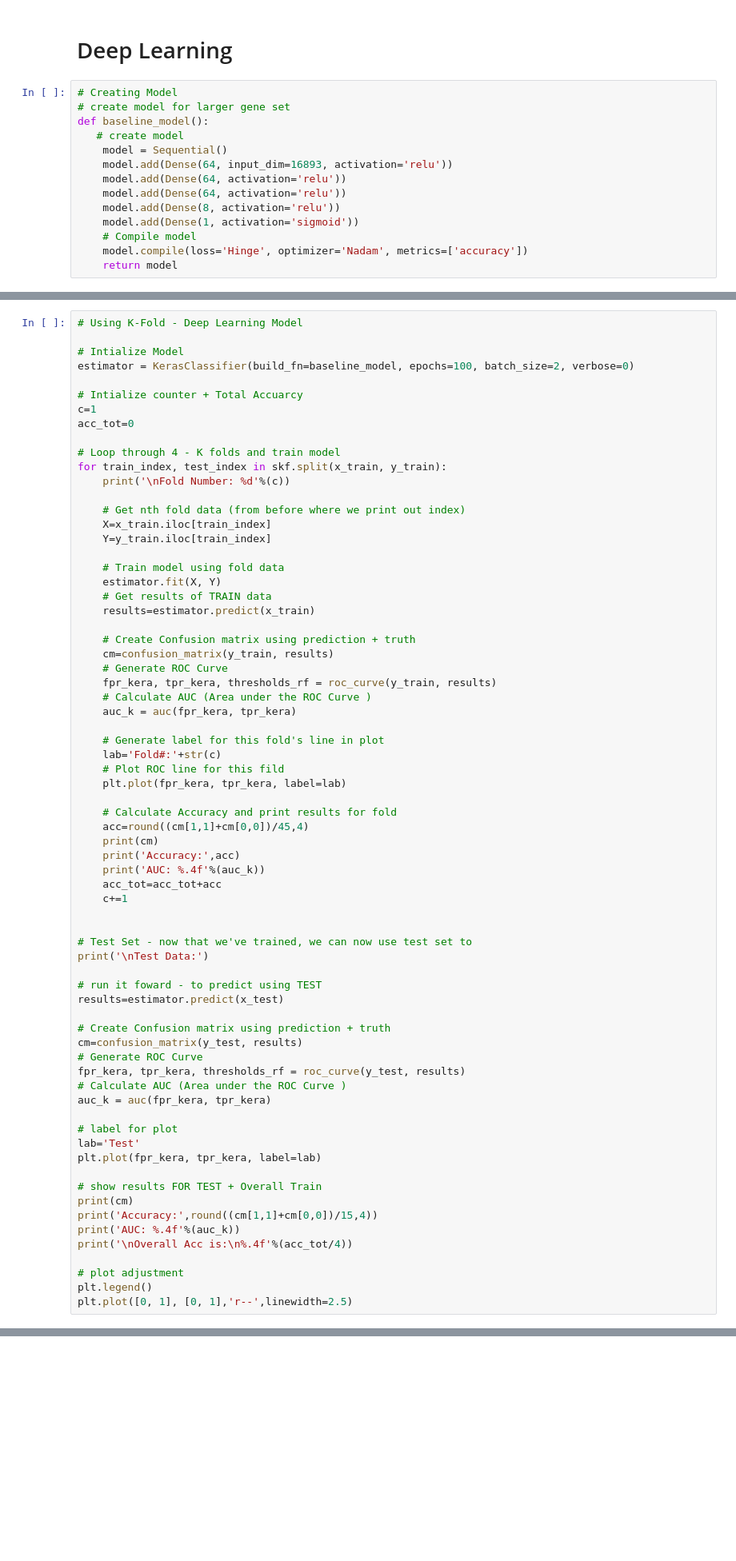
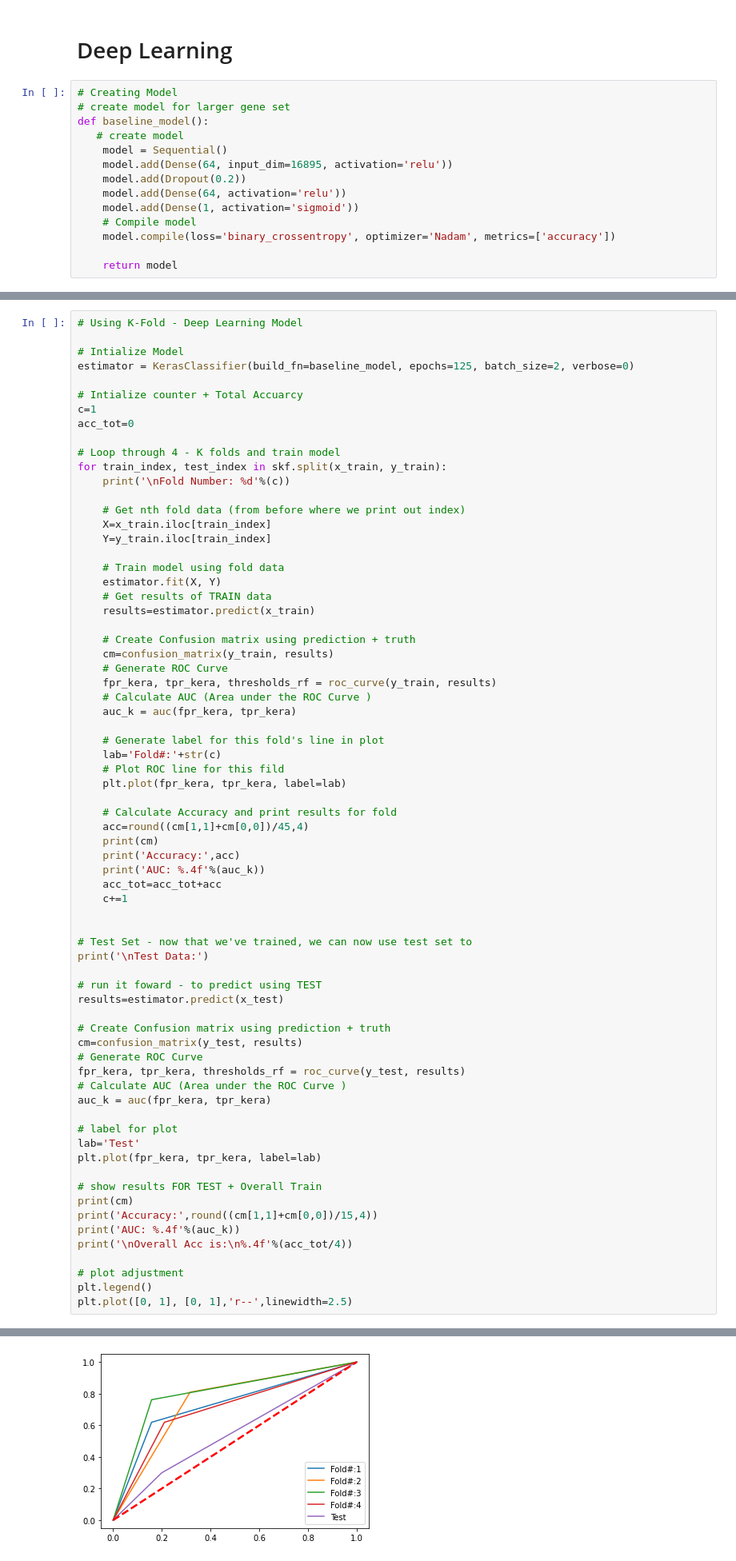
Before and after one commit to hzorkic/machine_learning_and_molecular_docking_for_drug_discovery, a Jupyter notebook: COAD Analysis.ipynb, the cells around one changed output, grey strips where cells are left out. Shown at 80% size. Cells and saved outputs as stored; diff of their text form; blank space fills up the shorter version.

```diff
--- a/COAD Analysis.ipynb
+++ b/COAD Analysis.ipynb
@@ -336,13 +336,13 @@ ABove code doesn't do anything or than show indexes of each K-Fold
 def baseline_model():
    # create model
     model = Sequential()
-    model.add(Dense(64, input_dim=16893, activation='relu'))
+    model.add(Dense(64, input_dim=16895, activation='relu'))
+    model.add(Dropout(0.2))
     model.add(Dense(64, activation='relu'))
-    model.add(Dense(64, activation='relu'))
-    model.add(Dense(8, activation='relu'))
     model.add(Dense(1, activation='sigmoid'))
     # Compile model
-    model.compile(loss='Hinge', optimizer='Nadam', metrics=['accuracy'])
+    model.compile(loss='binary_crossentropy', optimizer='Nadam', metrics=['accuracy'])
+
     return model
 # %%
 # Creating Model
@@ -377,7 +376,7 @@ def baseline_model():
 # Using K-Fold - Deep Learning Model
 
 # Intialize Model
-estimator = KerasClassifier(build_fn=baseline_model, epochs=100, batch_size=2, verbose=0)
+estimator = KerasClassifier(build_fn=baseline_model, epochs=125, batch_size=2, verbose=0)
 
 # Intialize counter + Total Accuarcy
 c=1
@@ -454,3 +464,4 @@ Fold Number: 2
+[figure, added]
 # %% [markdown]
 ## Saving Models
 Here we dave the best trained model for later
```
Also changed, not shown: parts of 21 cells of this notebook, 16 other files.
